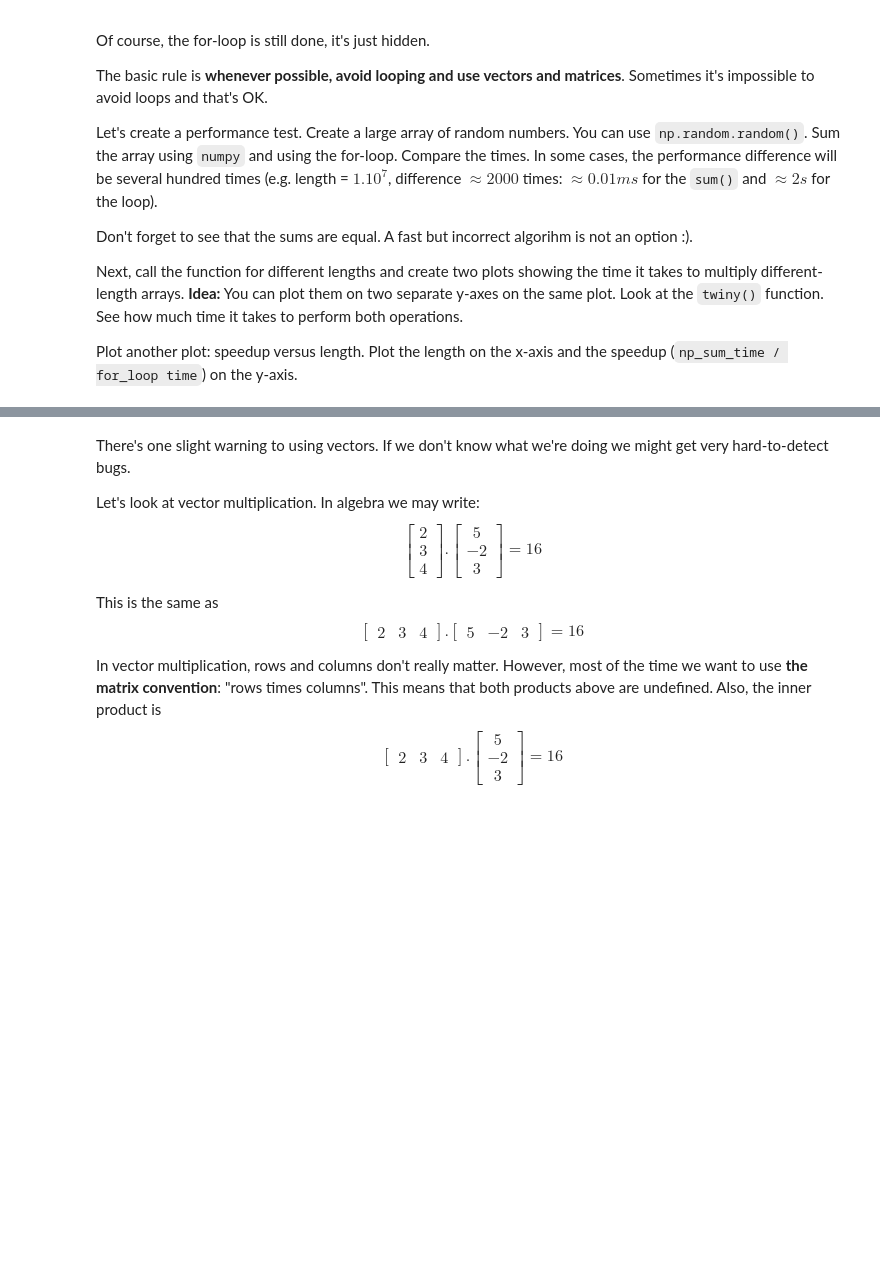
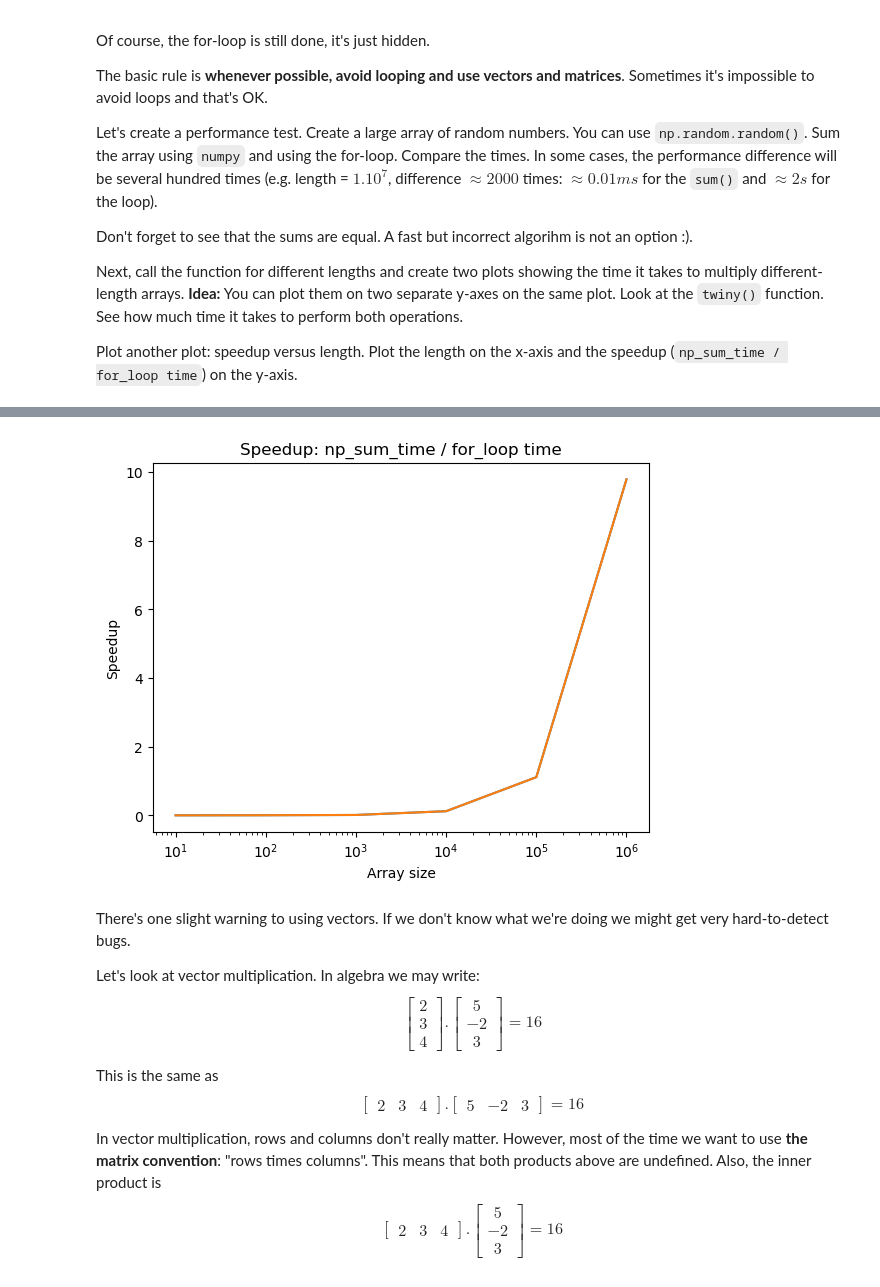
Before and after one commit to vessln/Math_concepts_for_developers, a Jupyter notebook: 3.Linear Algebra Exercise/Linear Algebra Exercise.ipynb, the cells around one changed output, grey strips where cells are left out. Drawn from its saved outputs; the diff is of its cells as text; code cells hidden in the pictures; blank space fills up the shorter version.

```diff
--- a/3.Linear Algebra Exercise/Linear Algebra Exercise.ipynb
+++ b/3.Linear Algebra Exercise/Linear Algebra Exercise.ipynb
@@ -219,3 +217,23 @@ def plot_both(times_np, times_py):
+# %%
+def plot_speedup(sizes):
+    times_np, times_py = measure_times(sizes)
+    speedup = []
+    for time_np, time_py in zip(times_py, times_np):
+        ratio = time_np / time_py
+        speedup.append(ratio)
+
+    sizes_log = np.logspace(1, np.log10(max(sizes)), num=len(sizes), base=10.0)
+    plt.semilogx(sizes_log, times_py, label="Python for loop sum")
+    plt.plot(sizes, times_py, label='Python for-loop sum')
+
+    plt.xlabel("Array size")
+    plt.ylabel("Speedup")
+    plt.title("Speedup: np_sum_time / for_loop time")
+    plt.show()
+# %%
+plot_speedup(sizes = sizes)
+# %% [output]
+[figure, added]
 # %% [markdown]
 There's one slight warning to using vectors. If we don't know what we're doing we might get very hard-to-detect bugs.
 
```
Also changed, not shown: parts of 23 cells of this notebook, 3 other files.
